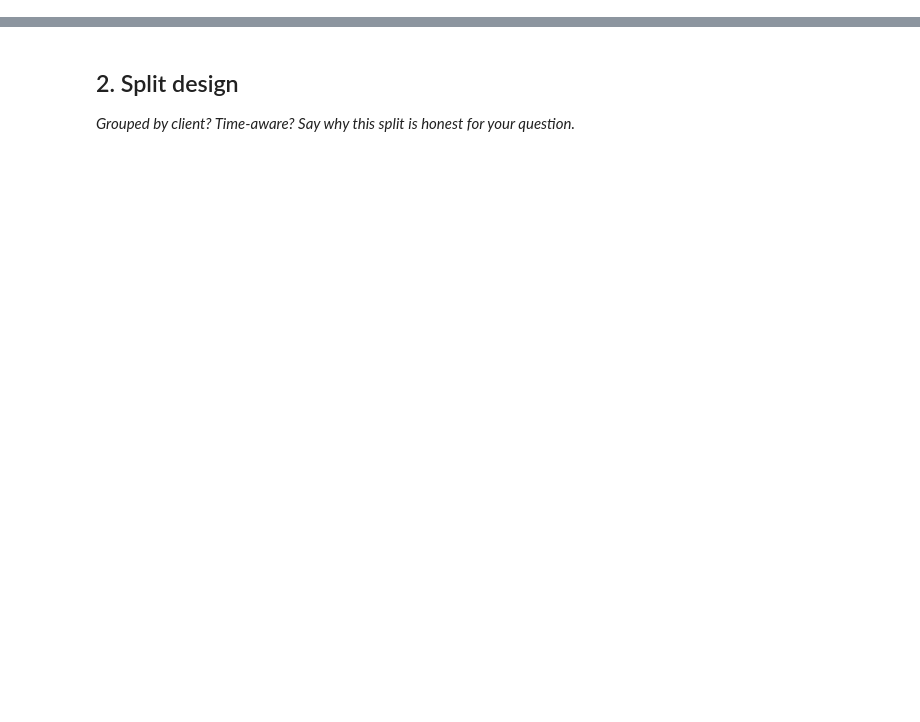
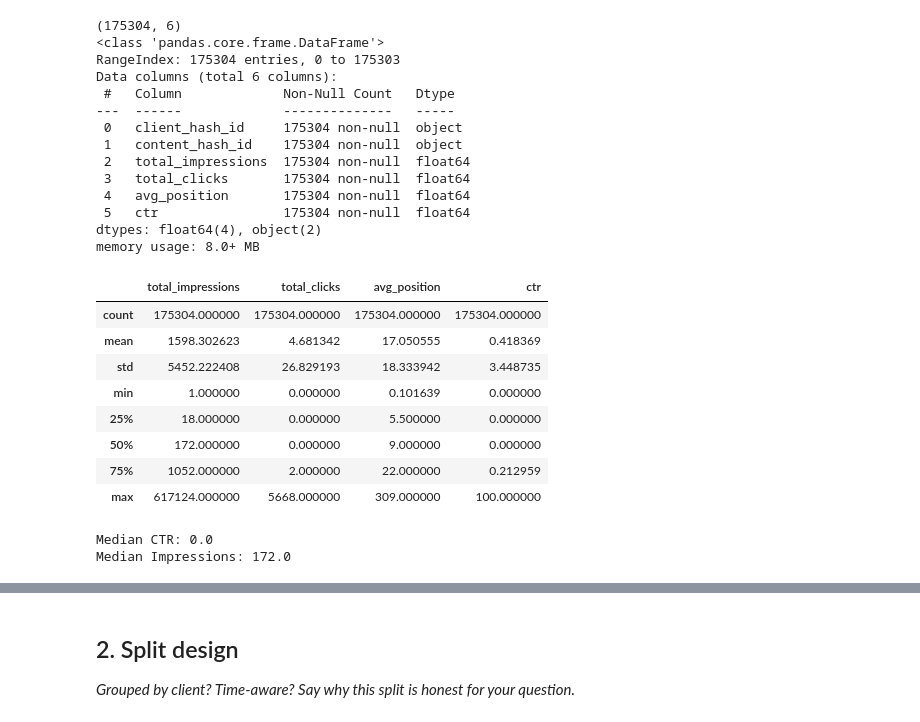
Before and after one commit to hibahrehman25-lang/ML_inter_Task1, a Jupyter notebook: work/notebooks/w05_model.ipynb, the cells around one changed output, grey strips where cells are left out. Saved outputs shown, nothing was run; the diff lists cells and outputs as text; code cells hidden in the pictures; blank space fills up the shorter version.

```diff
--- a/work/notebooks/w05_model.ipynb
+++ b/work/notebooks/w05_model.ipynb
@@ -8,0 +53,77 @@ This skeleton is yours to fill. Work the sections **in order** — each one has
+# %%
+import duckdb
+import pandas as pd
+
+model_df = con.sql("""
+
+SELECT
+    client_hash_id,
+    content_hash_id,
+
+    SUM(gsc_impressions) AS total_impressions,
+    SUM(gsc_clicks) AS total_clicks,
+
+    AVG(gsc_avg_position) AS avg_position,
+
+    CASE
+        WHEN SUM(gsc_impressions) > 0
+        THEN (SUM(gsc_clicks) * 100.0) / SUM(gsc_impressions)
+        ELSE NULL
+    END AS ctr
+
+FROM 'hf://datasets/FlyRank/internship-warehouse/fact_content_daily_performance/month=2026-03/data_0.parquet'
+
+WHERE
+    gsc_data_available = TRUE
+    AND gsc_impressions > 0
+    AND gsc_avg_position > 0
+
+GROUP BY
+    client_hash_id,
+    content_hash_id
+
+""").df()
+# %%
+print(model_df.shape)
+
+model_df.head()
+
+model_df.info()
+
+model_df.describe()
+# %% [output]
+(175304, 6)
+<class 'pandas.core.frame.DataFrame'>
+RangeIndex: 175304 entries, 0 to 175303
+Data columns (total 6 columns):
+ #   Column             Non-Null Count   Dtype
+---  ------             --------------   -----
+ 0   client_hash_id     175304 non-null  object
+ 1   content_hash_id    175304 non-null  object
+ 2   total_impressions  175304 non-null  float64
+ 3   total_clicks       175304 non-null  float64
+ 4   avg_position       175304 non-null  float64
+ 5   ctr                175304 non-null  float64
+dtypes: float64(4), object(2)
+memory usage: 8.0+ MB
+|  | total_impressions | total_clicks | avg_position | ctr |
+| count | 175304.000000 | 175304.000000 | 175304.000000 | 175304.000000 |
+| mean | 1598.302623 | 4.681342 | 17.050555 | 0.418369 |
+| std | 5452.222408 | 26.829193 | 18.333942 | 3.448735 |
+| min | 1.000000 | 0.000000 | 0.101639 | 0.000000 |
+| 25% | 18.000000 | 0.000000 | 5.500000 | 0.000000 |
+| 50% | 172.000000 | 0.000000 | 9.000000 | 0.000000 |
+| 75% | 1052.000000 | 2.000000 | 22.000000 | 0.212959 |
+| max | 617124.000000 | 5668.000000 | 309.000000 | 100.000000 |
+# %%
+# Median CTR
+median_ctr = model_df["ctr"].median()
+
+# Median impressions
+median_impressions = model_df["total_impressions"].median()
+
+print("Median CTR:", median_ctr)
+print("Median Impressions:", median_impressions)
+# %% [output]
+Median CTR: 0.0
+Median Impressions: 172.0
```
Also changed, not shown: parts of 51 cells of this notebook.
